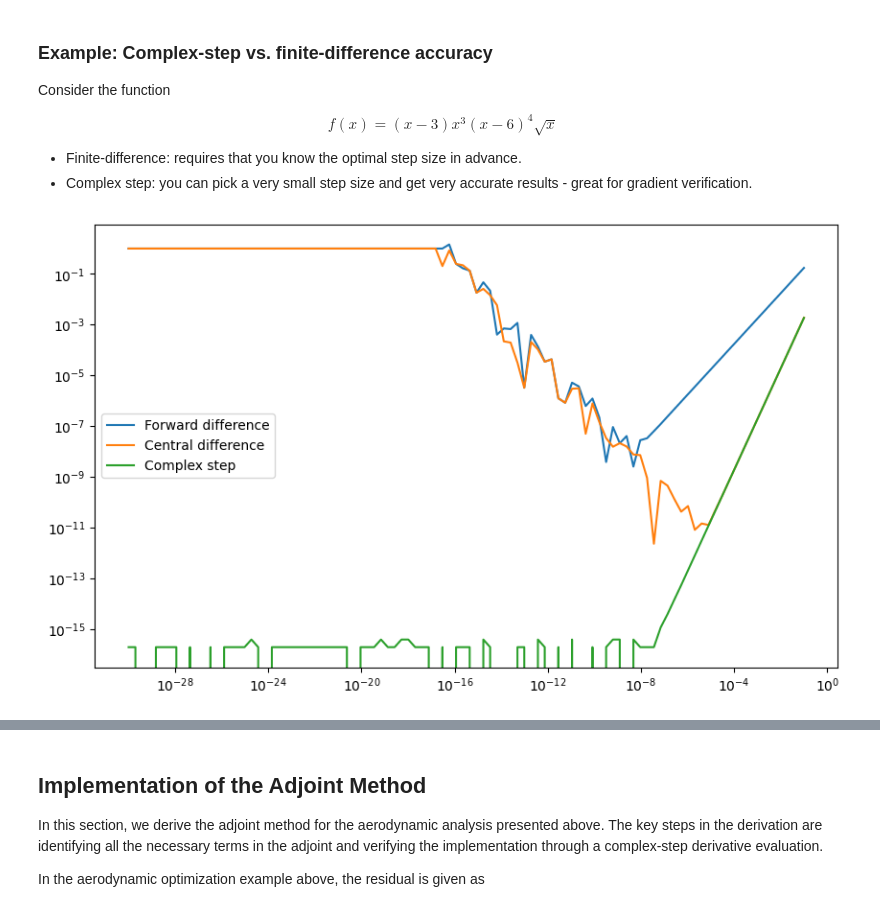
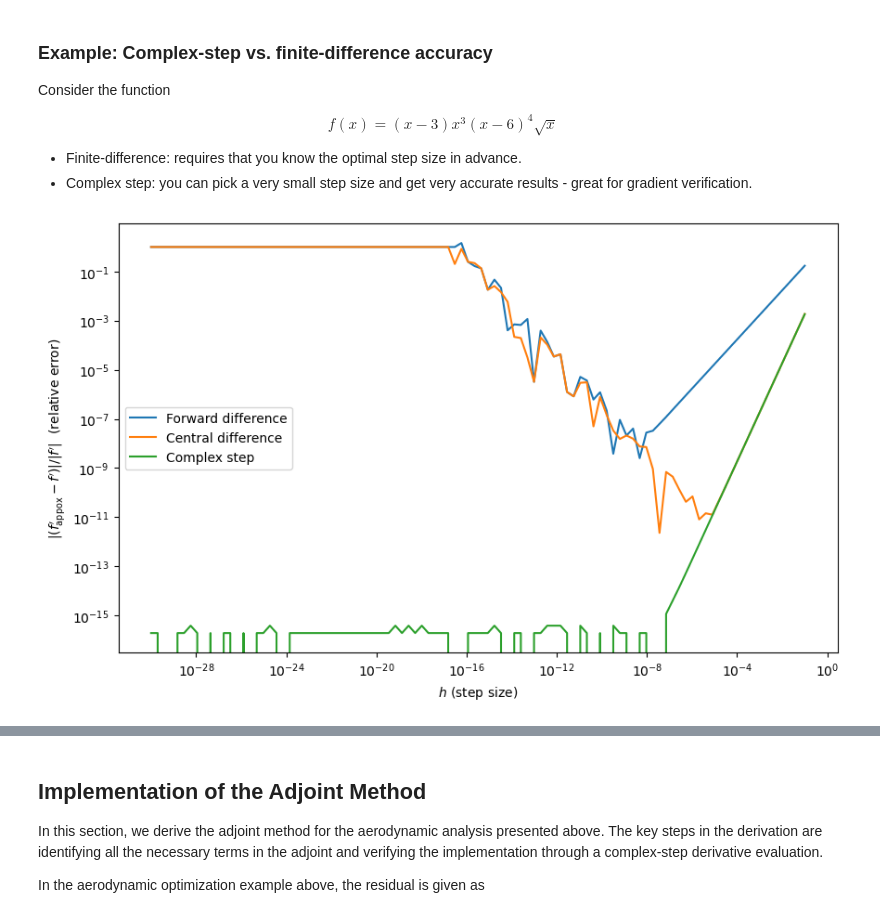
Before and after one commit to seanmcleod70/ae6310, a Jupyter notebook: docs/jupyter/Introduction_to_Simulation-based_Optimization.ipynb, the cells around one changed output, grey strips where cells are left out. Drawn from its saved outputs; the diff is of its cells as text; code cells hidden in the pictures.

Commit message:
modified derivative accuracy plot; added description of the adjoint method

```diff
--- a/docs/jupyter/Introduction_to_Simulation-based_Optimization.ipynb
+++ b/docs/jupyter/Introduction_to_Simulation-based_Optimization.ipynb
@@ -612,34 +612,36 @@ f(x) = (x - 3)x^3(x - 6)^4\sqrt{x}
 # %%
 import numpy as np
 
 def f(x):
     return (x - 3)*x**3*(x - 6)**4*np.sqrt(x)
 
 x0 = 0.5
 
 npts = 100
 dh = 10**np.linspace(-1, -30, npts)
 
 fd = np.zeros(npts)
 cd = np.zeros(npts)
 cs = np.zeros(npts)
 for i, h in enumerate(dh):
     fd[i] = (f(x0 + h) - f(x0))/h
     cd[i] = 0.5*(f(x0 + h) - f(x0 - h))/h
     cs[i] = f(x0 + 1j*h).imag/h
 
 # Cheat and use the complex step as the 'exact' answer
 h = 1e-50
 ans = f(x0 + 1j*h).imag/h
 
 plt.figure(figsize=(10, 6))
 plt.loglog(dh, np.abs((fd - ans)/ans), label='Forward difference')
 plt.loglog(dh, np.abs((cd - ans)/ans), label='Central difference')
 plt.loglog(dh, np.abs((cs - ans)/ans), label='Complex step')
+plt.xlabel(r"$h$ (step size)")
+plt.ylabel(r"$|(f_{\text{appox}}' - f')|/|f'|$  (relative error)")
 plt.legend()
 plt.show()
 # %% [output]
-[figure, old version]
+[figure, new version]
 # %% [markdown]
 ## The Adjoint Method
 
```
Also changed, not shown: parts of 1 cell of this notebook.
